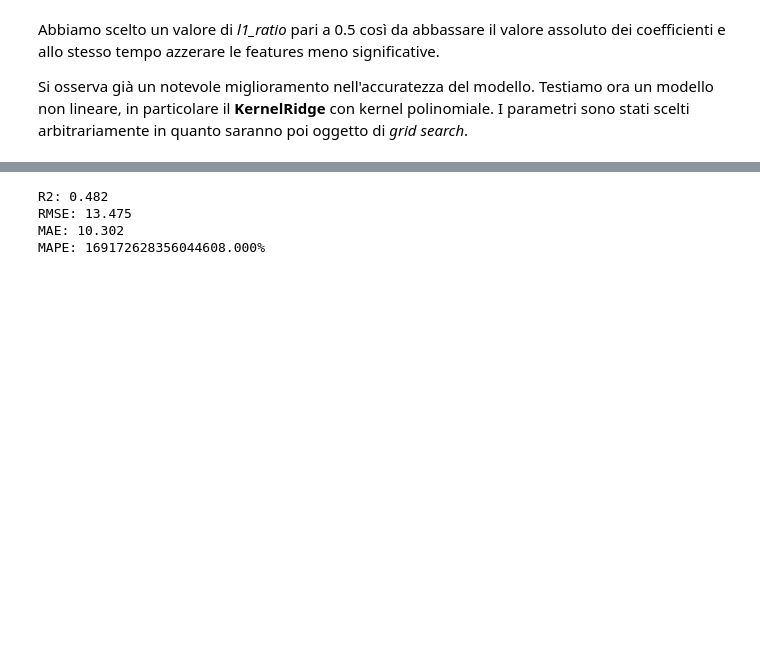
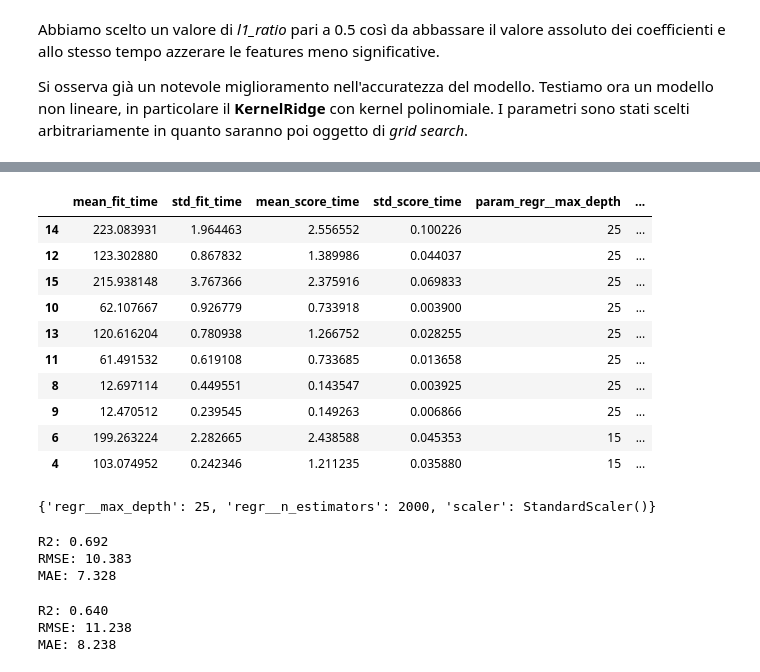
Before and after one commit to AndreaZavatta/Songs-Popularity-Prediction, a Jupyter notebook: songs-popularity-prediction.ipynb, the cells around one changed output, grey strips where cells are left out. Drawn from its saved outputs; the diff is of its cells as text; code cells hidden in the pictures; blank space fills up the shorter version.

```diff
--- a/songs-popularity-prediction.ipynb
+++ b/songs-popularity-prediction.ipynb
@@ -1042,9 +1034,11 @@ results[results["param_regr__max_depth"] == 10]
 # %%
-# Kernel Ridge Regression
-from sklearn.preprocessing import StandardScaler
+from sklearn.ensemble import RandomForestRegressor
+
 model = Pipeline([
-    ("regr", KernelRidge(alpha=0.1, degree=6))
+    ("scaler", StandardScaler()),
+	("regr", RandomForestRegressor(max_samples=0.2, n_estimators=500, max_depth=10, n_jobs=-1, random_state=42))
 ])
+
 model.fit(X_train, y_train)
 print_eval(model, X_val, y_val)
 # %% [output]
@@ -1054,0 +1048,11 @@ MAPE: 169130705258126656.000%
+# %%
+from sklearn.model_selection import GridSearchCV
+
+grid = {
+	"scaler": [StandardScaler(), None],
+	"regr__n_estimators": [500, 1000, 2000],
+	"regr__max_depth": [15, 25]
+}
+
+gs = GridSearchCV(model, grid, cv=kf, scoring="r2", n_jobs=-1)
+gs.fit(X_train, y_train)
@@ -1055,15 +1070,37 @@ MAPE: 169130705258126656.000%
+# %%
+results = pd.DataFrame(gs.cv_results_)
+results.sort_values(by="rank_test_score", inplace=True)
+results.head(10)
+# %% [output]
+|  | mean_fit_time | std_fit_time | mean_score_time | std_score_time | param_regr__max_depth | ... |
+| 14 | 223.083931 | 1.964463 | 2.556552 | 0.100226 | 25 | ... |
+| 12 | 123.302880 | 0.867832 | 1.389986 | 0.044037 | 25 | ... |
+| 15 | 215.938148 | 3.767366 | 2.375916 | 0.069833 | 25 | ... |
+| 10 | 62.107667 | 0.926779 | 0.733918 | 0.003900 | 25 | ... |
+| 13 | 120.616204 | 0.780938 | 1.266752 | 0.028255 | 25 | ... |
+| 11 | 61.491532 | 0.619108 | 0.733685 | 0.013658 | 25 | ... |
+| 8 | 12.697114 | 0.449551 | 0.143547 | 0.003925 | 25 | ... |
+| 9 | 12.470512 | 0.239545 | 0.149263 | 0.006866 | 25 | ... |
+| 6 | 199.263224 | 2.282665 | 2.438588 | 0.045353 | 15 | ... |
+| 4 | 103.074952 | 0.242346 | 1.211235 | 0.035880 | 15 | ... |
+# %%
+gs.best_params_
+# %% [output]
+{'regr__max_depth': 25, 'regr__n_estimators': 2000, 'scaler': StandardScaler()}
+# %%
+print_eval(gs, X_val, y_val)
+# %% [output]
+R2: 0.692
+RMSE: 10.383
+MAE: 7.328
 # %%
-# Verify usefullness of the variables using the Lasso model
-from sklearn.linear_model import Ridge
+model = Pipeline([
+	("regr", xgboost.XGBRegressor())
+])
 
-model = Pipeline([
-    ("scaler", StandardScaler()),
-    ("regr", Ridge())
-])
 model.fit(X_train, y_train)
 print_eval(model, X_val, y_val)
 # %% [output]
-R2: 0.482
-RMSE: 13.475
-MAE: 10.302
-MAPE: 169172628356044608.000%
+R2: 0.640
+RMSE: 11.238
+MAE: 8.238
```
Also changed, not shown: parts of 24 cells of this notebook.
